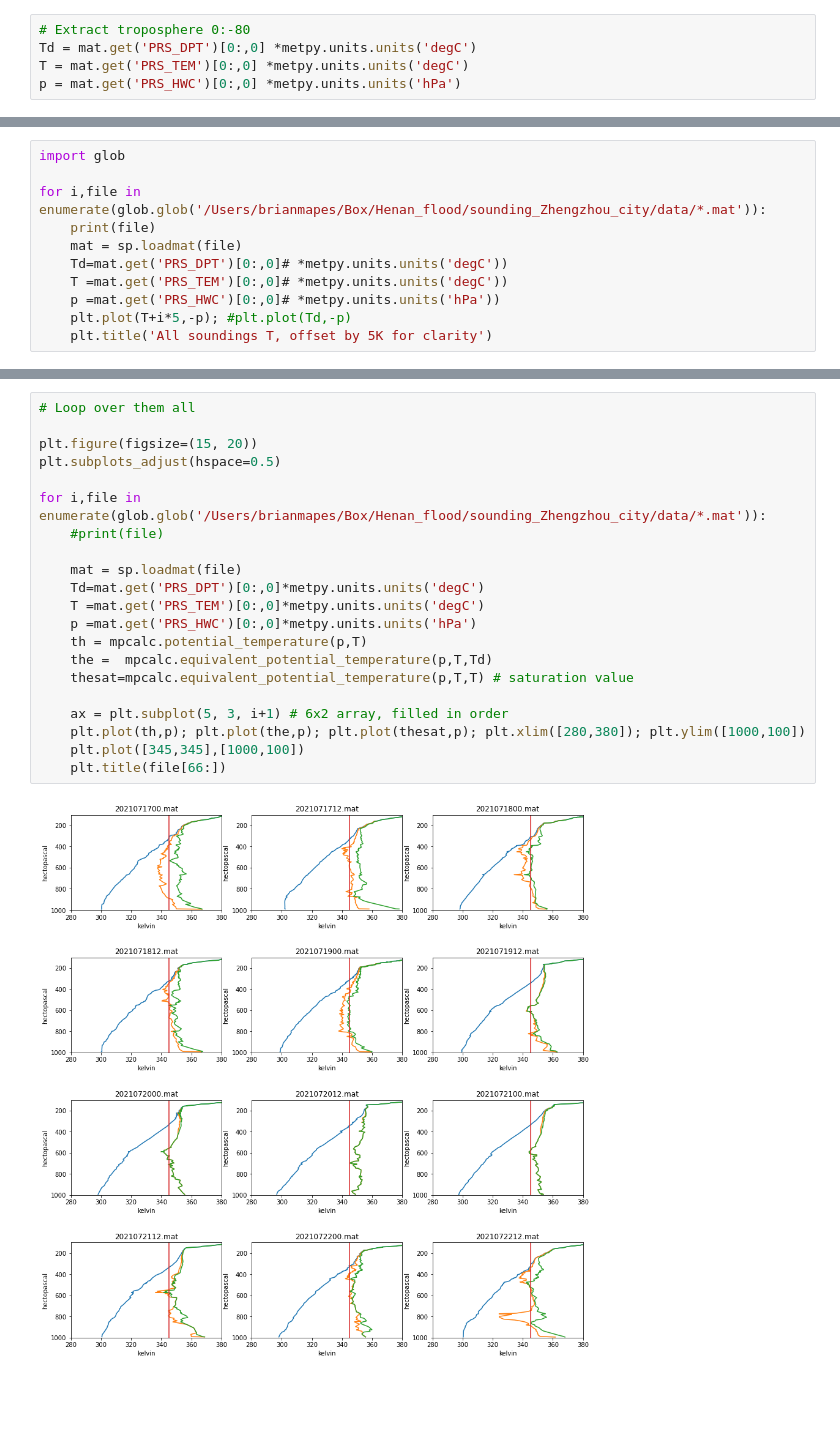
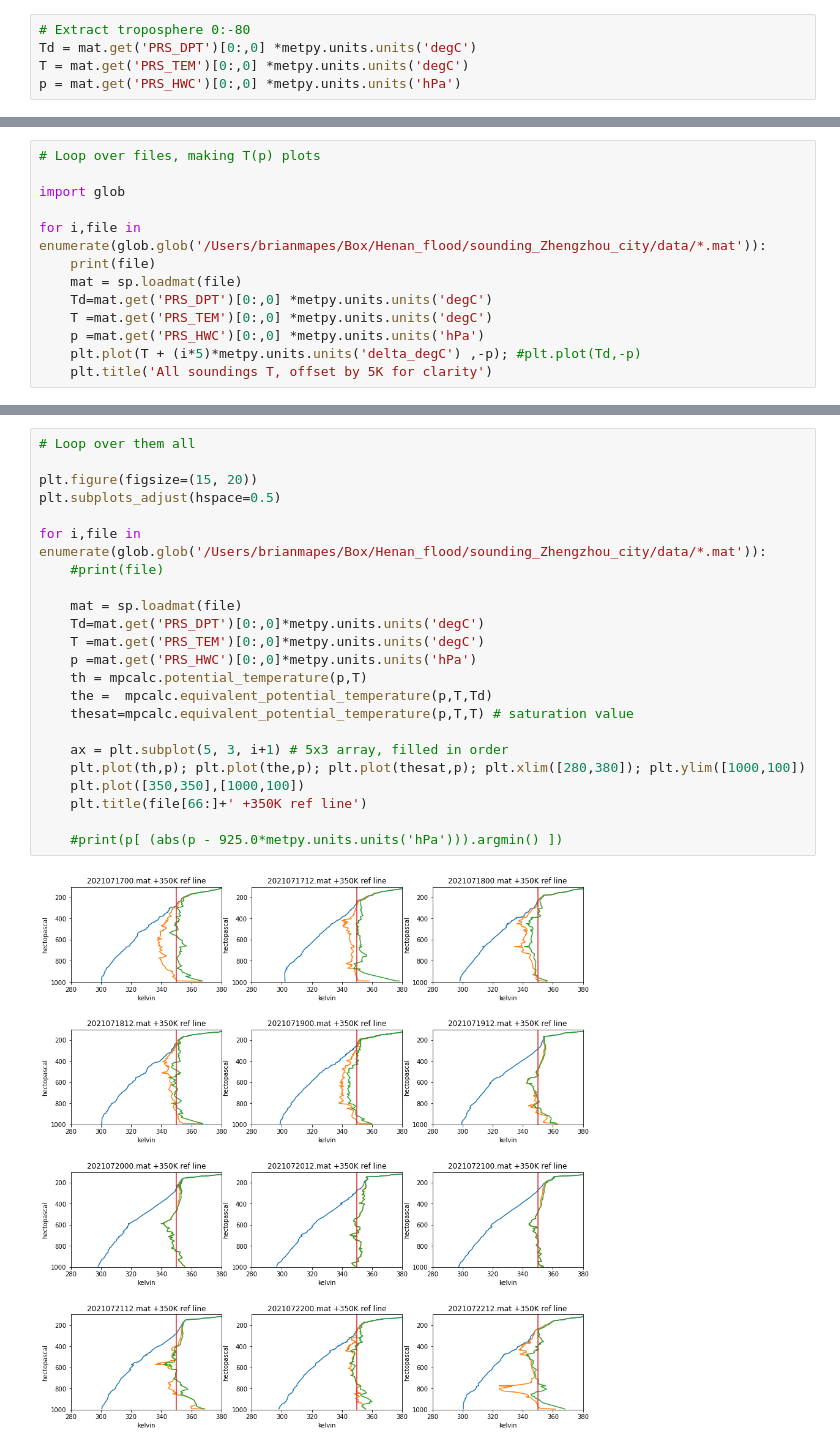
Before and after one commit to MPOcanes/MPO624_2022, a Jupyter notebook: Notebooks/Soundings_MetPy_fromMatlab.ipynb, the cells around one changed output, grey strips where cells are left out. Saved outputs shown, nothing was run; the diff lists cells and outputs as text; blank space fills up the shorter version.

```diff
--- a/Notebooks/Soundings_MetPy_fromMatlab.ipynb
+++ b/Notebooks/Soundings_MetPy_fromMatlab.ipynb
@@ -30,13 +30,15 @@ plt.plot(T,-p); plt.plot(Td,-p)
 # %%
+# Loop over files, making T(p) plots
+
 import glob
 
 for i,file in enumerate(glob.glob('/Users/brianmapes/Box/Henan_flood/sounding_Zhengzhou_city/data/*.mat')):
     print(file)
     mat = sp.loadmat(file)
-    Td=mat.get('PRS_DPT')[0:,0]# *metpy.units.units('degC'))
-    T =mat.get('PRS_TEM')[0:,0]# *metpy.units.units('degC'))
-    p =mat.get('PRS_HWC')[0:,0]# *metpy.units.units('hPa'))
-    plt.plot(T+i*5,-p); #plt.plot(Td,-p)
+    Td=mat.get('PRS_DPT')[0:,0] *metpy.units.units('degC')
+    T =mat.get('PRS_TEM')[0:,0] *metpy.units.units('degC')
+    p =mat.get('PRS_HWC')[0:,0] *metpy.units.units('hPa')
+    plt.plot(T + (i*5)*metpy.units.units('delta_degC') ,-p); #plt.plot(Td,-p)
     plt.title('All soundings T, offset by 5K for clarity')
 # %% [output]
 /Users/brianmapes/Box/Henan_flood/sounding_Zhengzhou_city/data/up_2021071700.mat
@@ -65,23 +71,25 @@ plt.plot([345,345],[1000,100])
 # %%
 # Loop over them all
 
 plt.figure(figsize=(15, 20))
 plt.subplots_adjust(hspace=0.5)
 
 for i,file in enumerate(glob.glob('/Users/brianmapes/Box/Henan_flood/sounding_Zhengzhou_city/data/*.mat')):
     #print(file)
 
     mat = sp.loadmat(file)
     Td=mat.get('PRS_DPT')[0:,0]*metpy.units.units('degC')
     T =mat.get('PRS_TEM')[0:,0]*metpy.units.units('degC')
     p =mat.get('PRS_HWC')[0:,0]*metpy.units.units('hPa')
     th = mpcalc.potential_temperature(p,T)
     the =  mpcalc.equivalent_potential_temperature(p,T,Td)
     thesat=mpcalc.equivalent_potential_temperature(p,T,T) # saturation value
 
-    ax = plt.subplot(5, 3, i+1) # 6x2 array, filled in order
+    ax = plt.subplot(5, 3, i+1) # 5x3 array, filled in order
     plt.plot(th,p); plt.plot(the,p); plt.plot(thesat,p); plt.xlim([280,380]); plt.ylim([1000,100])
-    plt.plot([345,345],[1000,100])
-    plt.title(file[66:])
+    plt.plot([350,350],[1000,100])
+    plt.title(file[66:]+' +350K ref line')
+
+    #print(p[ (abs(p - 925.0*metpy.units.units('hPa'))).argmin() ])
 # %% [output]
-[figure, old version]
+[figure, new version]
```
Also changed, not shown: parts of 8 cells of this notebook.
